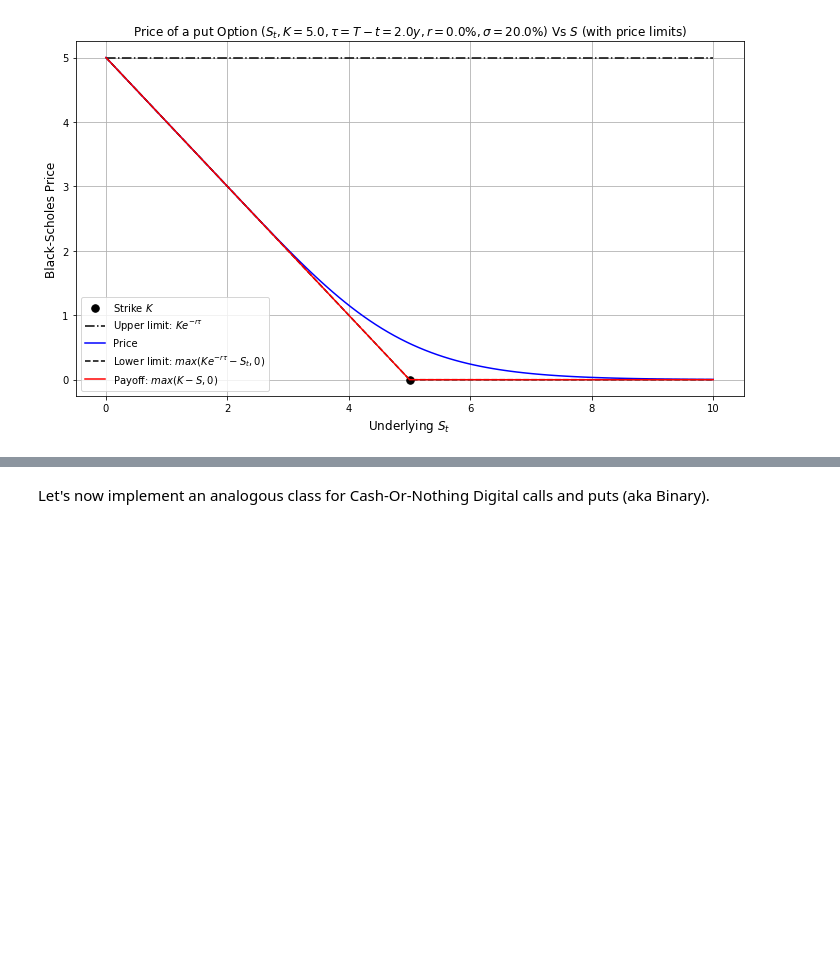
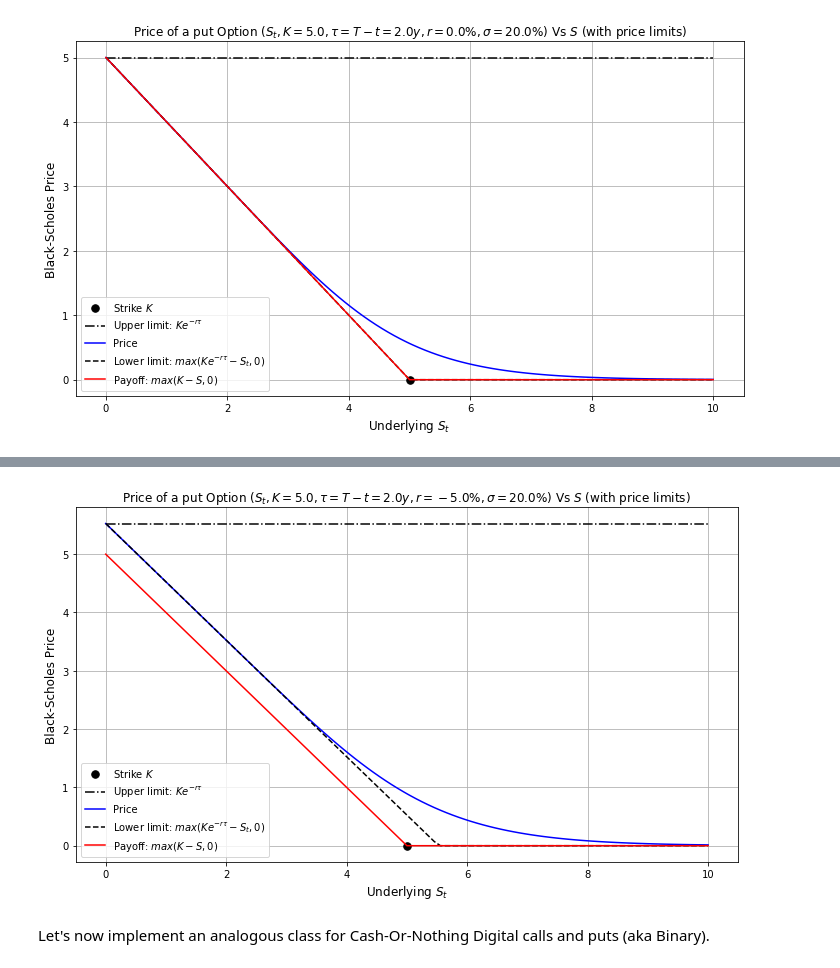
Before and after one commit to gabrielepompa88/IT-For-Business-And-Finance-2019-20, a Jupyter notebook: Notebooks/Derivatives_Analytics___Introduction_to_OOP.ipynb, the cells around one changed output, grey strips where cells are left out. Saved outputs shown, nothing was run; the diff lists cells and outputs as text; code cells hidden in the pictures; blank space fills up the shorter version.

```diff
--- a/Notebooks/Derivatives_Analytics___Introduction_to_OOP.ipynb
+++ b/Notebooks/Derivatives_Analytics___Introduction_to_OOP.ipynb
@@ -1609,3 +1637,9 @@ plot_price(put_focus_zero_rates, S_strip_focus, put_focus_zero_rates.get_tau())
+# %%
+put_focus_negative_rates = PlainVanillaOption(option_type='put', S_t=3.0, K=5.0, t="19-04-2020", T="19-04-2022", r=-0.05, sigma=0.2)
+# %%
+plot_price(put_focus_negative_rates, S_strip_focus, put_focus_negative_rates.get_tau())
+# %% [output]
+[figure, added]
 # %% [markdown]
 Let's now implement an analogous class for Cash-Or-Nothing Digital calls and puts (aka Binary).
 # %%
```
Also changed, not shown: parts of 62 cells of this notebook.
